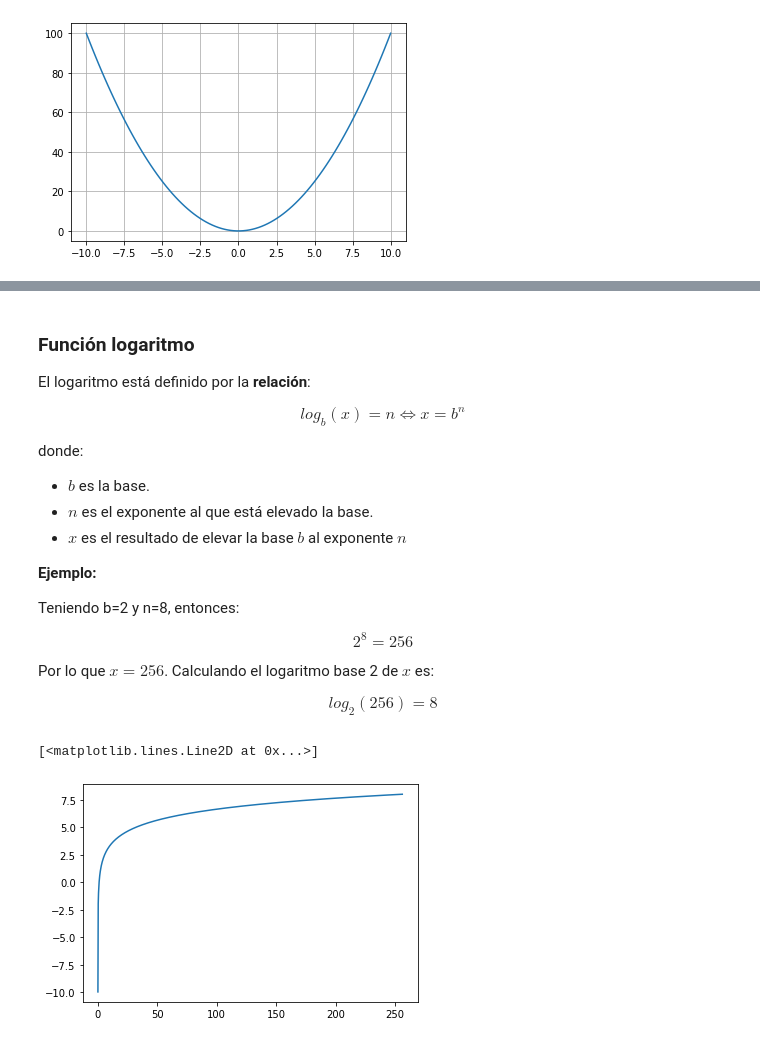
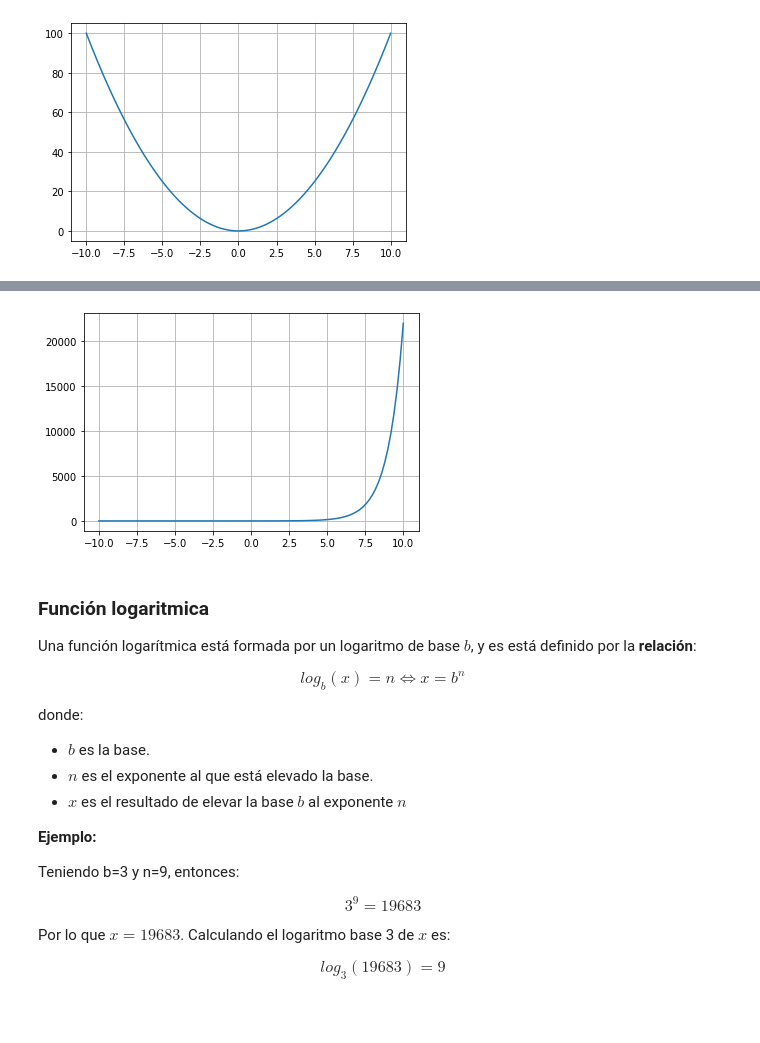
Before and after one commit to henrycerpa/funcion-lineal-polinomica-trascendente-seccionada, a Jupyter notebook: funciones_matematicas_programar.ipynb, the cells around one changed output, grey strips where cells are left out. Drawn from its saved outputs; the diff is of its cells as text; code cells hidden in the pictures.

```diff
--- a/funciones_matematicas_programar.ipynb
+++ b/funciones_matematicas_programar.ipynb
@@ -131,13 +126,20 @@ plt.plot(x,y)
+# %%
+def f(x):             # Aqui definimos la funcion exponencial
+  return np.exp(x)    # Esta seria la formula de la funcion
+
+y=f(x)                # Definimos a Y para llamar la funcion exponencial ubicada en def
+plt.plot(x,y)         # Le decimos al algoritmo donde salen los valores
+plt.grid()            # Le agregamos una cuadricula
+# %% [output]
+[figure, added]
 # %% [markdown]
-### Función logaritmo
+### Función logaritmica
 
-El logaritmo está definido por la **relación**:
+Una función logarítmica está formada por un logaritmo de base $b$, y es está definido por la **relación**:
 
 $$log_{b}(x) = n \Longleftrightarrow x=b^n$$
 
 donde:
-
-
 
 *   $b$ es la base.
 *   $n$ es el exponente al que está elevado la base.
@@ -145,19 +147,10 @@ donde:
 
 **Ejemplo:**
 
-Teniendo b=2 y n=8, entonces:
+Teniendo b=3 y n=9, entonces:
 
-$$2^8=256$$
+$$3^9=19683$$
 
-Por lo que $x=256$. Calculando el logaritmo base 2 de $x$ es:
+Por lo que $x=19683$. Calculando el logaritmo base 3 de $x$ es:
 
-$$log_{2}(256) = 8$$
+$$log_{3}(19683) = 9$$
-# %%
-def f(x):
-  return np.log2(x)
-
-x = np.linspace(0.001,256, num=1000)
-plt.plot(x,f(x))
-# %% [output]
-[<matplotlib.lines.Line2D at 0x...>]
-[figure, removed]
```
Also changed, not shown: parts of 12 cells of this notebook.
